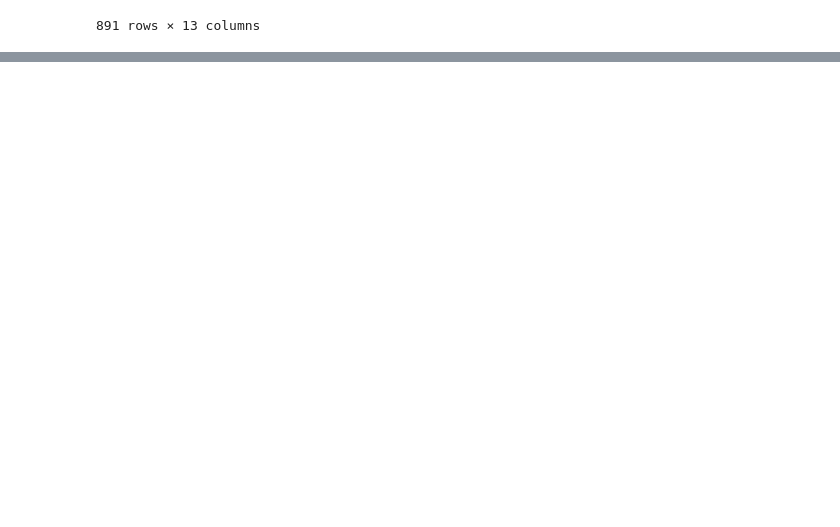
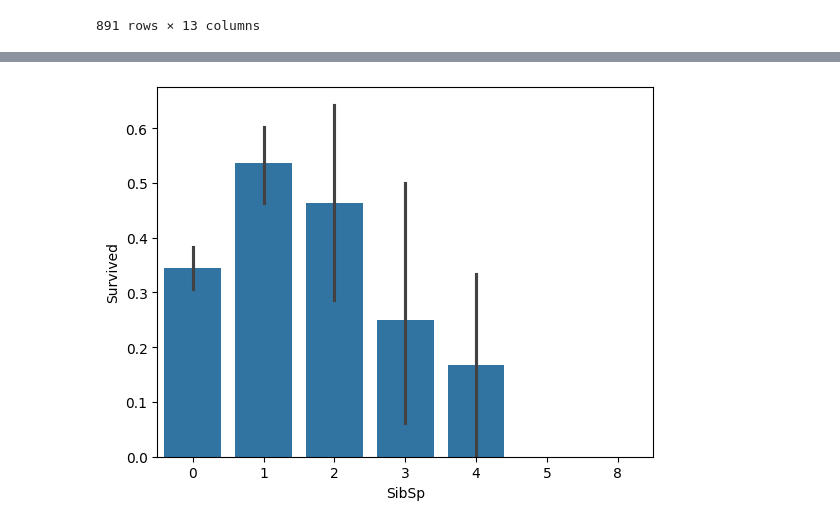
Before and after one commit to WojciechDzimira/kodilla-modu-8, a Jupyter notebook: titanic.ipynb, the cells around one changed output, grey strips where cells are left out. Cells and saved outputs as stored; diff of their text form; code cells hidden in the pictures; blank space fills up the shorter version.

```diff
--- a/titanic.ipynb
+++ b/titanic.ipynb
@@ -130,0 +246,4 @@ titanic_train_prepared
+# %%
+age_median = titanic_train_prepared['Age'].median()
+titanic_train_prepared['Age'] = titanic_train_prepared['Age'].fillna(age_median)
+titanic_train_prepared
@@ -130,0 +269,6 @@ titanic_train_prepared
+# %%
+
+sns.barplot(x='SibSp', y='Survived', data=titanic_train_prepared)
+plt.show()
+# %% [output]
+[figure, added]
```
Also changed, not shown: parts of 14 cells of this notebook.
